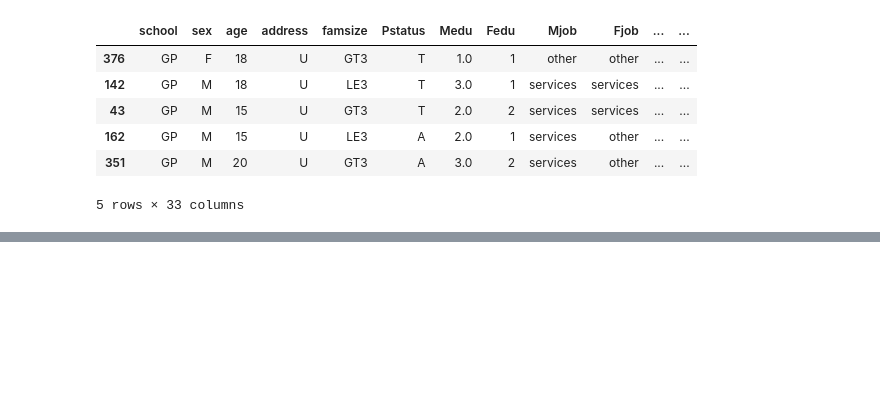
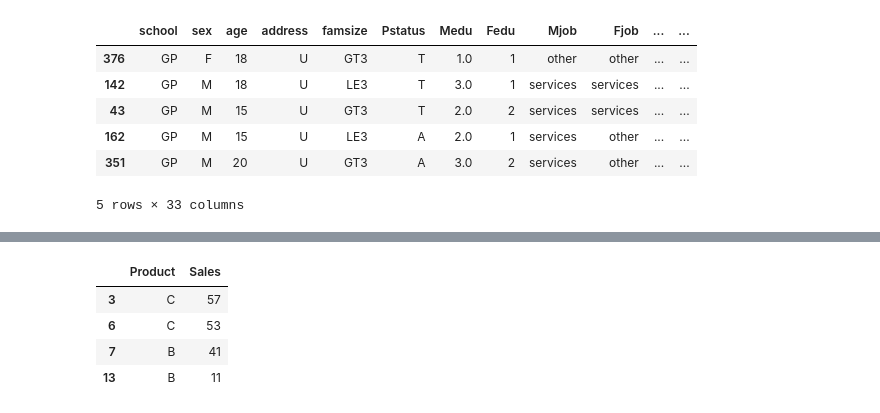
Before and after one commit to mlhudson1/CIDM4310-70_Pandas, a Jupyter notebook: Chapter1Fixed.ipynb, the cells around one changed output, grey strips where cells are left out. Saved outputs shown, nothing was run; the diff lists cells and outputs as text; code cells hidden in the pictures; blank space fills up the shorter version.

```diff
--- a/Chapter1Fixed.ipynb
+++ b/Chapter1Fixed.ipynb
@@ -608,0 +810,8 @@ train.head()
+# %%
+prodDf2[prodDf2['Sales'].lt(prodDf1['Sales'])]
+# %% [output]
+|  | Product | Sales |
+| 3 | C | 57 |
+| 6 | C | 53 |
+| 7 | B | 41 |
+| 13 | B | 11 |
```
Also changed, not shown: parts of 15 cells of this notebook.
